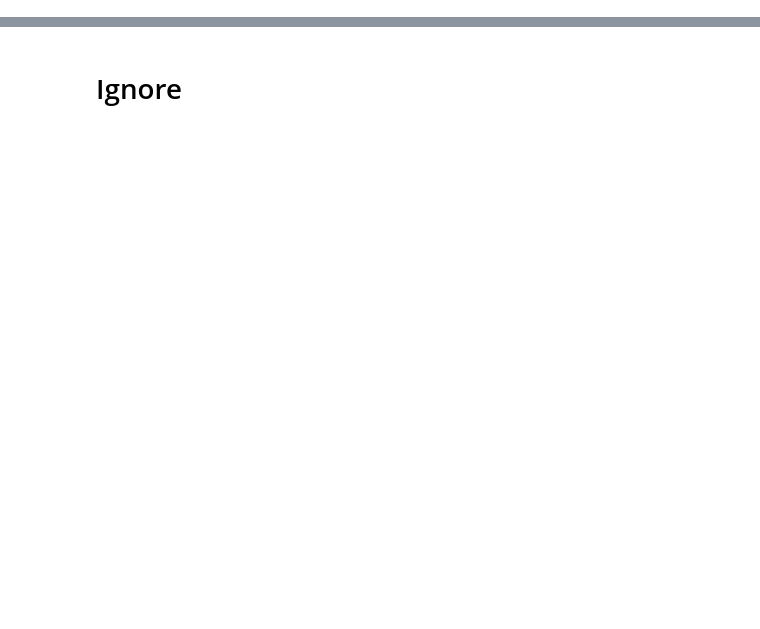
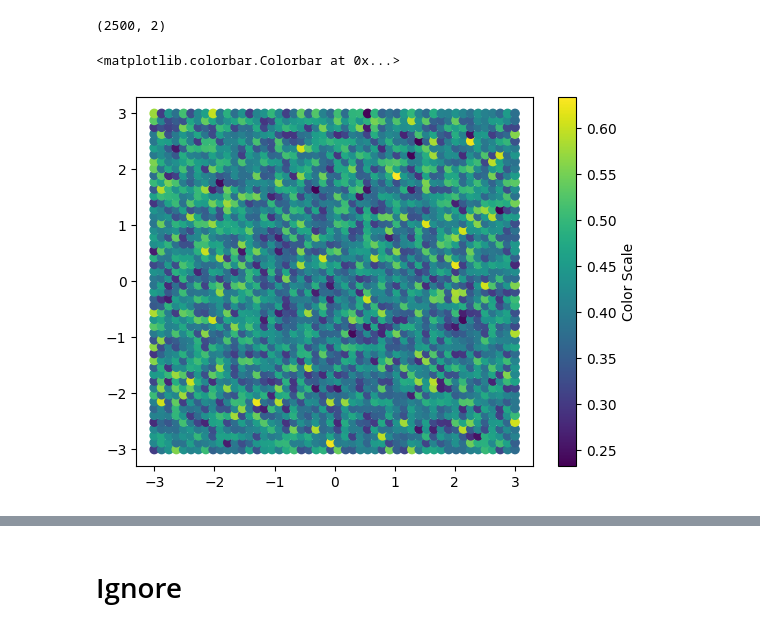
Before and after one commit to hhaller0826/energy-based-learning, a Jupyter notebook: energy_test.ipynb, the cells around one changed output, grey strips where cells are left out. Cells and saved outputs as stored; diff of their text form; code cells hidden in the pictures; blank space fills up the shorter version.

```diff
--- a/energy_test.ipynb
+++ b/energy_test.ipynb
@@ -246,0 +232,33 @@ def hopfield_grad(w, n, b, activation, activation_derivative):
+# %%
+num_steps = 1000
+dt = 0.01
+
+y_points = []
+h_points = []
+x_points = []
+eq_energy = []
+
+x1 = np.linspace(-3, 3, 50)  # 5 points along x-axis
+x2 = np.linspace(-3, 3, 50)  # 5 points along y-axis
+
+X1, X2 = np.meshgrid(x1, x2)
+points = [np.array([[X1[i, j]], [X2[i, j]]]) for i in range(X1.shape[0]) for j in range(X1.shape[1])]
+data = np.array(points)
+num_points = len(points)
+print('Number of Data Points:', num_points)
+for i, point in enumerate(points):
+    h_init = np.zeros(np.shape(bias))
+    y_init = np.zeros(np.shape(y_bias))
+    n_init = h_init, point, y_init
+    h_eq, x_inp, y_eq, en = machine.minimize(n_init, num_steps, dt)
+    y_points.append(y_eq)
+    h_points.append(h_eq)
+    eq_energy.append(en[-1])
+    x_points.append(x_inp)
+    if i % 100 == 0:
+        print(i)
+
+y_points = np.array(y_points)
+h_points = np.array(h_points)
+eq_energy = np.array(eq_energy)
+x_points = np.array(x_points)
@@ -247 +283,16 @@ def hopfield_grad(w, n, b, activation, activation_derivative):
+# %%
+x_points = np.array(points)
+
+array_2d = y_points.squeeze(axis=-1)
+print(np.shape(array_2d))
+softmax = np.exp(array_2d) / np.sum(np.exp(array_2d), axis=1, keepdims=True)
+class0_probs = softmax[:,0]
+
+
+sc = plt.scatter(x_points[:,0,0], x_points[:,1,0], c=class0_probs)
+plt.colorbar(sc, label="Color Scale")
+# %% [output]
+(2500, 2)
+<matplotlib.colorbar.Colorbar at 0x...>
+[figure, added]
 # %%
```
Also changed, not shown: parts of 21 cells of this notebook, 2 other files.
